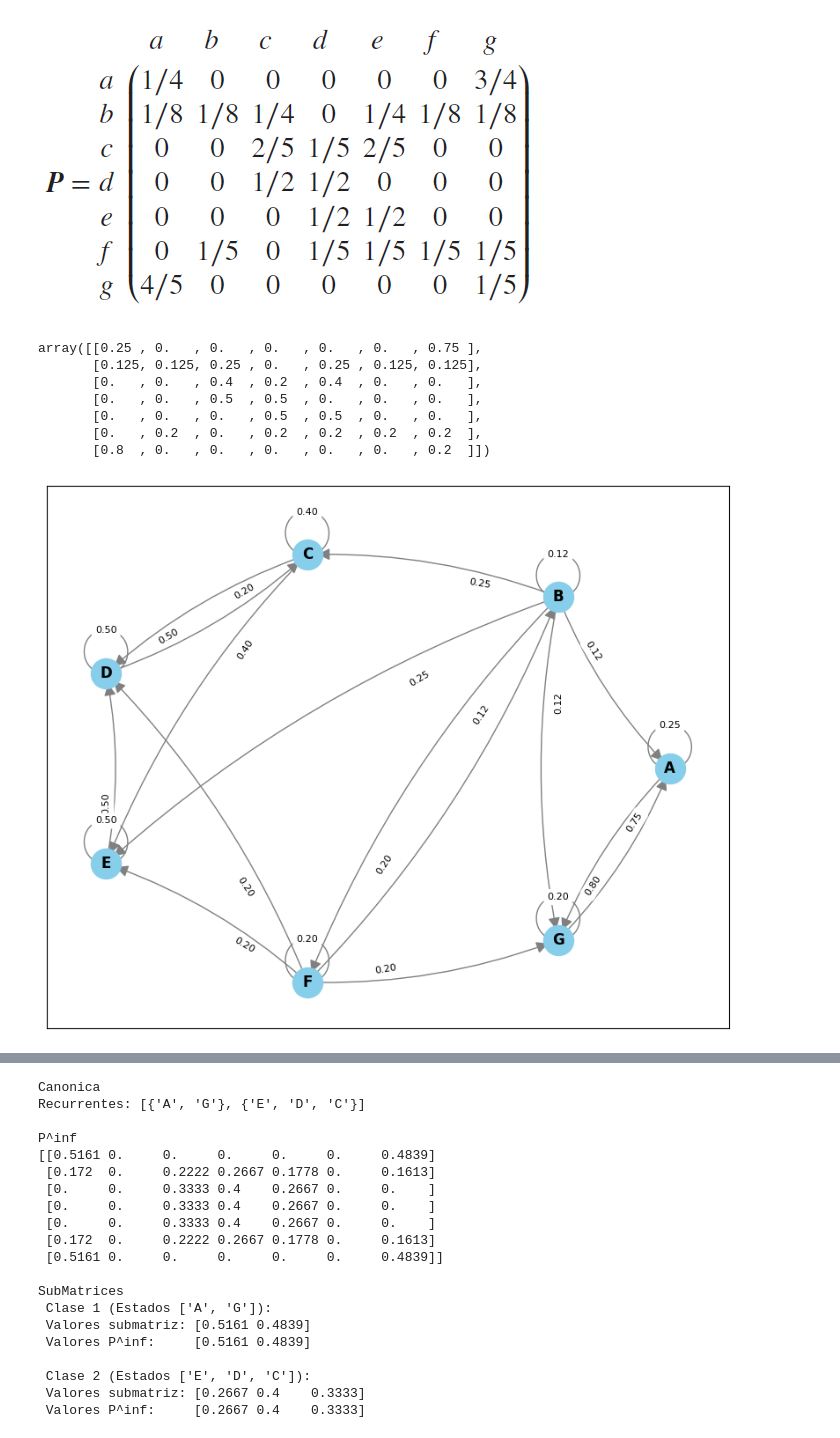
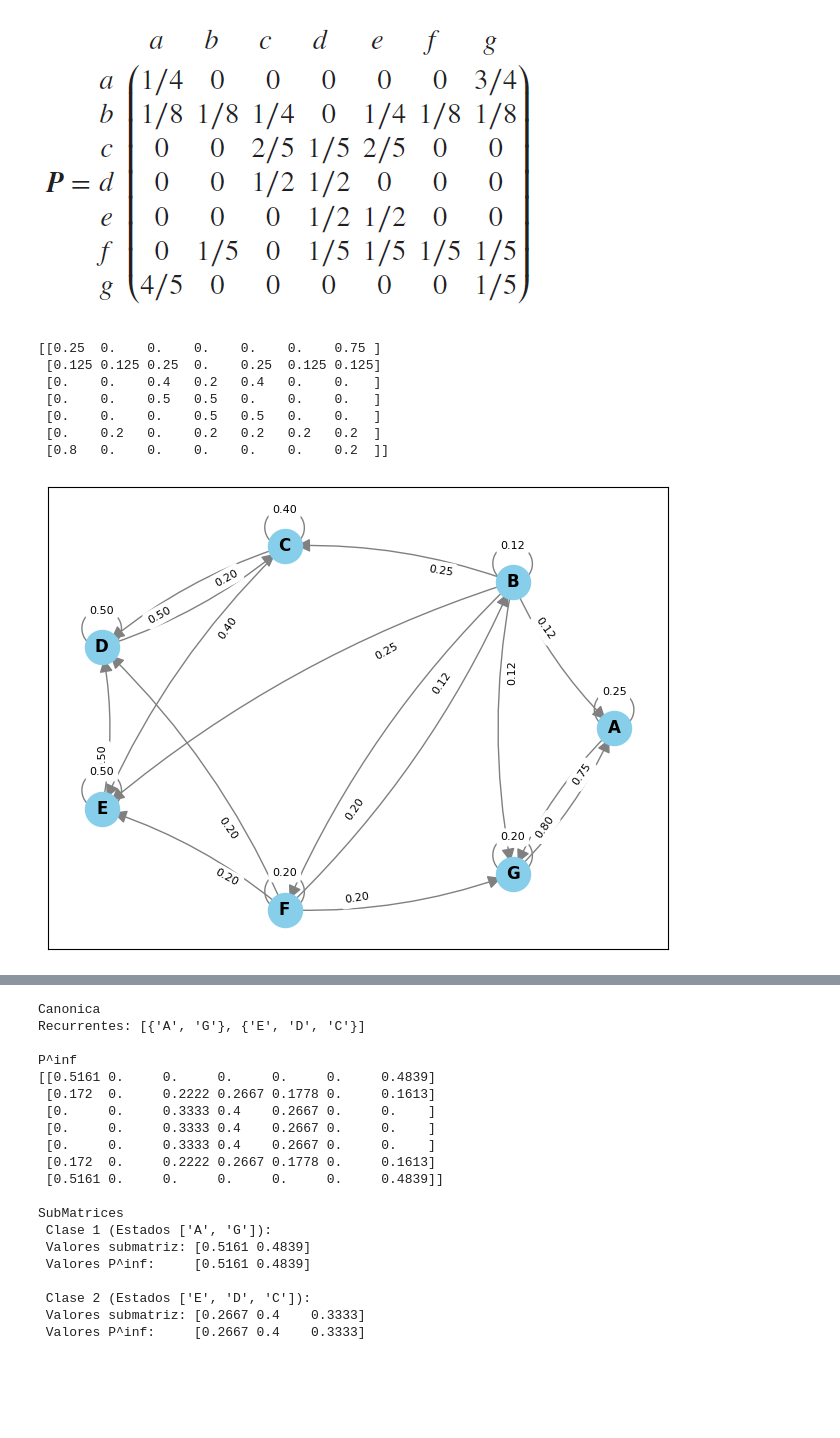
Before and after one commit to Lu1sV1rus/Estocasticos, a Jupyter notebook: Descomposición_Canónica.ipynb, the cells around one changed output, grey strips where cells are left out. Drawn from its saved outputs; the diff is of its cells as text; code cells hidden in the pictures; blank space fills up the shorter version.

```diff
--- a/Descomposición_Canónica.ipynb
+++ b/Descomposición_Canónica.ipynb
@@ -8,42 +8,45 @@ import sympy as sy
 import networkx as nx
 import matplotlib.pyplot as plt
 # %%
-# Escriba la matriz P de la imagen anexa y dibuje su diagrama de transiciones
-P = np.array([
-    [1/4, 0,   0,   0,   0,   0,   3/4],
-    [1/8, 1/8, 1/4, 0,   1/4, 1/8, 1/8],
-    [0,   0,   2/5, 1/5, 2/5, 0,   0  ],
-    [0,   0,   1/2, 1/2, 0,   0,   0  ],
-    [0,   0,   0,   1/2, 1/2, 0,   0  ],
-    [0,   1/5, 0,   1/5, 1/5, 1/5, 1/5],
-    [4/5, 0,   0,   0,   0,   0,   1/5]])
-
-P
+# Escriba la matriz P
+P = np.array([[1/4, 0,   0,   0,   0,   0,   3/4],
+              [1/8, 1/8, 1/4, 0,   1/4, 1/8, 1/8],
+              [0,   0,   2/5, 1/5, 2/5, 0,   0  ],
+              [0,   0,   1/2, 1/2, 0,   0,   0  ],
+              [0,   0,   0,   1/2, 1/2, 0,   0  ],
+              [0,   1/5, 0,   1/5, 1/5, 1/5, 1/5],
+              [4/5, 0,   0,   0,   0,   0,   1/5]])
-# %% [output]
-array([[0.25 , 0.   , 0.   , 0.   , 0.   , 0.   , 0.75 ],
-       [0.125, 0.125, 0.25 , 0.   , 0.25 , 0.125, 0.125],
-       [0.   , 0.   , 0.4  , 0.2  , 0.4  , 0.   , 0.   ],
-       [0.   , 0.   , 0.5  , 0.5  , 0.   , 0.   , 0.   ],
-       [0.   , 0.   , 0.   , 0.5  , 0.5  , 0.   , 0.   ],
-       [0.   , 0.2  , 0.   , 0.2  , 0.2  , 0.2  , 0.2  ],
-       [0.8  , 0.   , 0.   , 0.   , 0.   , 0.   , 0.2  ]])
 # %%
-G = nx.from_numpy_array(P, create_using=nx.DiGraph)
-G = nx.relabel_nodes(G, dict(enumerate('ABCDEFGHIJK')))
+# Diagrama de Transiciones
+def diagrama(P):
+  G = nx.from_numpy_array(P, create_using=nx.DiGraph)       # Creamos un digrafo
+  G = nx.relabel_nodes(G, dict(enumerate('ABCDEFGHIJK')))
 
-plt.figure(figsize=(10, 8))
-pos = nx.circular_layout(G)
+  plt.figure(figsize=(8, 6))
+  pos = nx.circular_layout(G)
 
-nx.draw_networkx_nodes(G, pos, node_size=600, node_color='skyblue')
-nx.draw_networkx_labels(G, pos, font_weight='bold')
-nx.draw_networkx_edges(G, pos, arrowstyle='-|>', arrowsize=20,
-                       edge_color='gray', connectionstyle='arc3,rad=0.1')
+  nx.draw_networkx_nodes(G, pos, node_size=600, node_color='skyblue')
+  nx.draw_networkx_labels(G, pos, font_weight='bold')
+  nx.draw_networkx_edges(G, pos, arrowstyle='-|>', arrowsize=20,
+                        edge_color='gray', connectionstyle='arc3,rad=0.1')
 
-edge_labels = {(u, v): f"{d['weight']:.2f}" for u, v, d in G.edges(data=True)}
-nx.draw_networkx_edge_labels(G, pos, edge_labels=edge_labels, font_size=8, label_pos=0.3)
+  edge_labels = {(u, v): f"{d['weight']:.2f}" for u, v, d in G.edges(data=True)}
+  nx.draw_networkx_edge_labels(G, pos, edge_labels=edge_labels, font_size=8, label_pos=0.3)
+  plt.show()
 
-plt.show()
+  return G
-# %% [output]
-[figure, removed]
+# %%
+# Escriba la matriz P de la imagen anexa y dibuje su diagrama de transiciones
+print(P)
+G=diagrama(P)
+# %% [output]
+[[0.25  0.    0.    0.    0.    0.    0.75 ]
+ [0.125 0.125 0.25  0.    0.25  0.125 0.125]
+ [0.    0.    0.4   0.2   0.4   0.    0.   ]
+ [0.    0.    0.5   0.5   0.    0.    0.   ]
+ [0.    0.    0.    0.5   0.5   0.    0.   ]
+ [0.    0.2   0.    0.2   0.2   0.2   0.2  ]
+ [0.8   0.    0.    0.    0.    0.    0.2  ]]
+[figure, added]
 # %%
 # Determine si la matriz tiene o no distribución límite.
```
Also changed, not shown: parts of 8 cells of this notebook.
